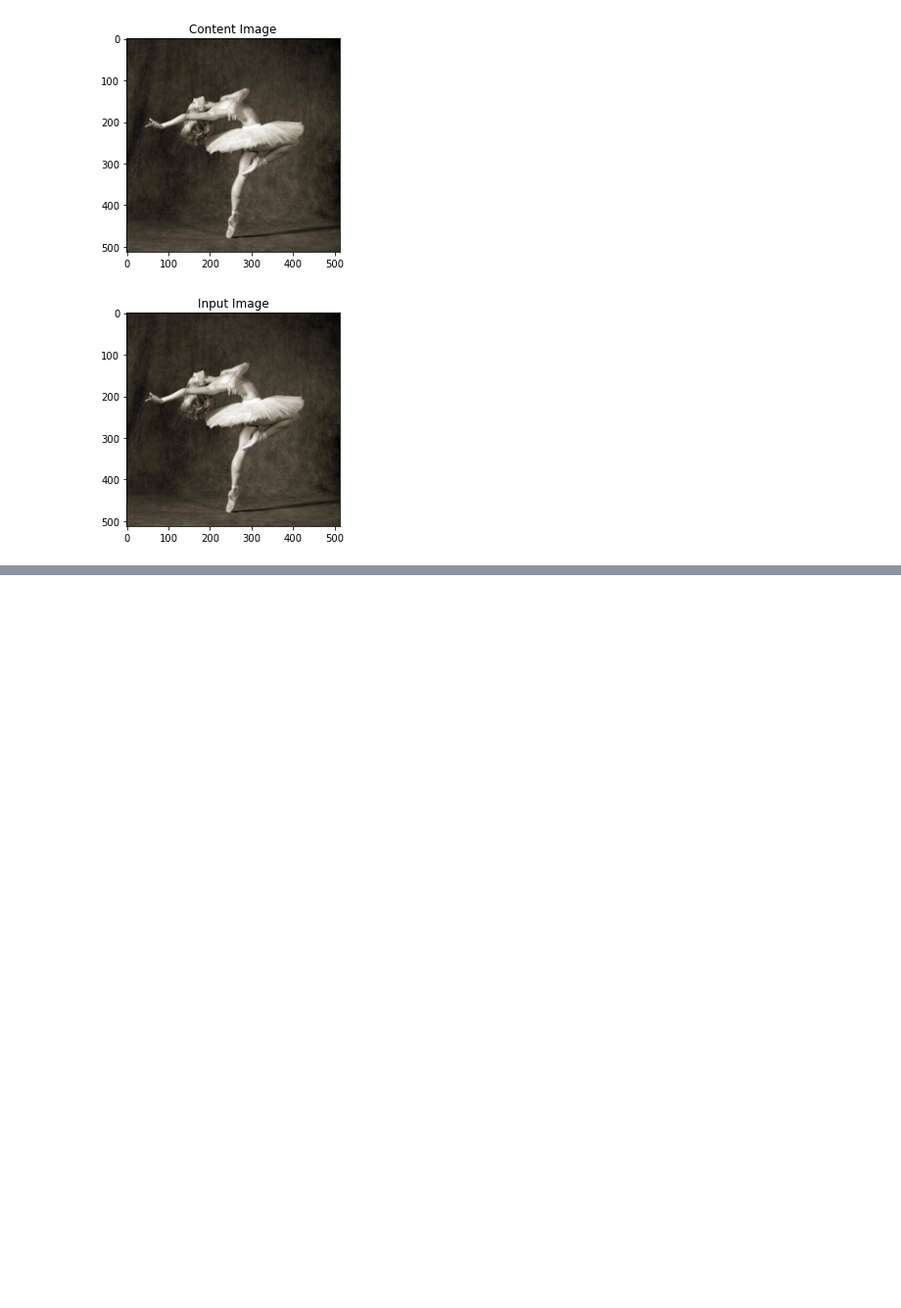
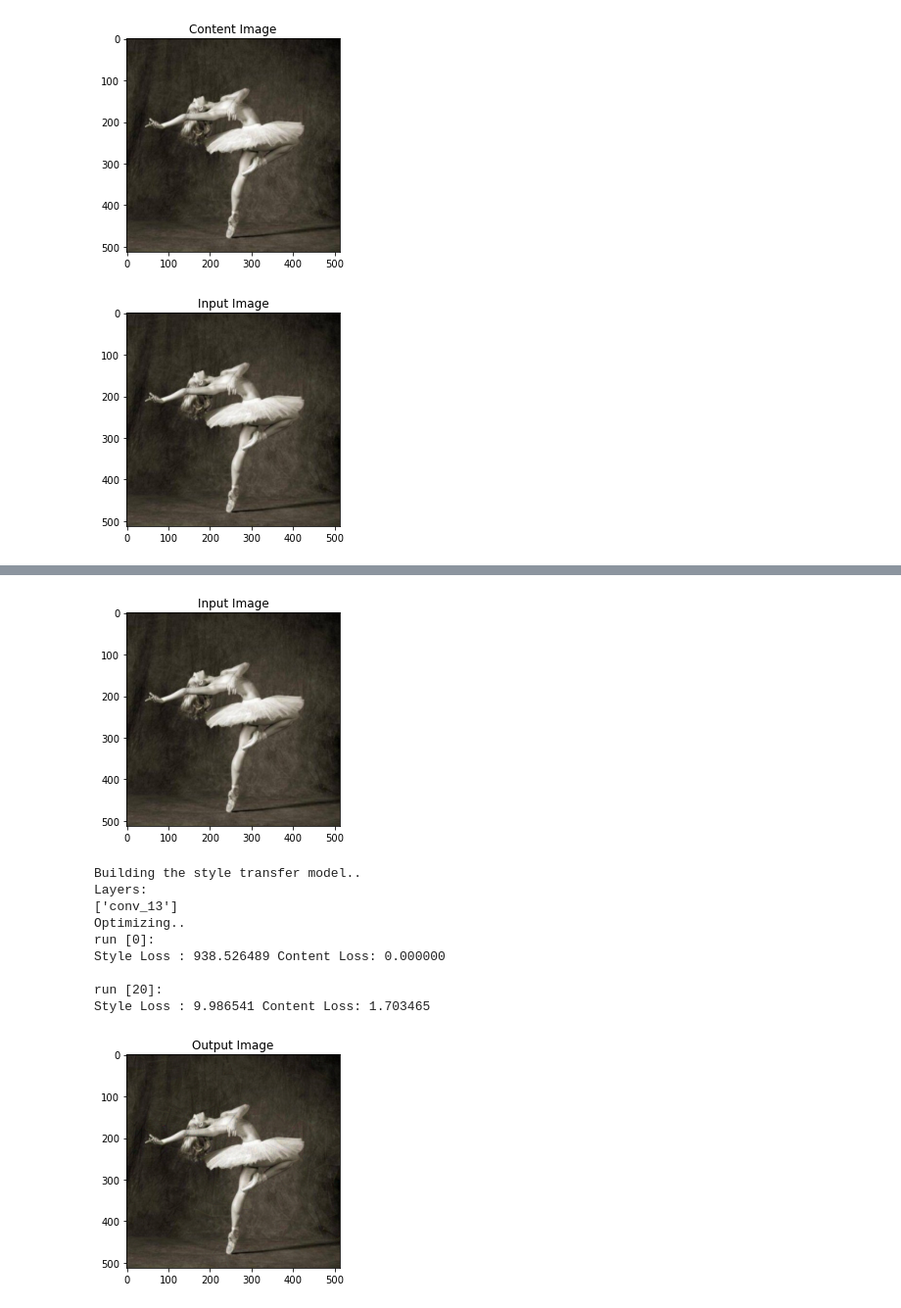
Before and after one commit to leemojiang/style_transfer, a Jupyter notebook: experiment/test.ipynb, the cells around one changed output, grey strips where cells are left out. Shown at 98% size. Drawn from its saved outputs; the diff is of its cells as text; code cells hidden in the pictures; blank space fills up the shorter version.

```diff
--- a/experiment/test.ipynb
+++ b/experiment/test.ipynb
@@ -144,0 +178,28 @@ def run_style_transfer(cnn, normalization_mean, normalization_std,
+# %%
+#Experiment 2
+
+input_img = content_img.clone()
+plt.figure()
+imshow(input_img, title='Input Image')
+
+# desired depth layers to compute style/content losses :
+content_layers_default = ['conv_4']
+style_layers_default = ['conv_13']
+
+output = run_style_transfer(cnn, cnn_normalization_mean, cnn_normalization_std,
+                            content_img, style_img, input_img,num_steps=20,
+                       style_weight=10000000, content_weight=1)
+plt.figure()
+imshow(output, title='Output Image')
+# %% [output]
+[figure, added]
+Building the style transfer model..
+Layers:
+['conv_13']
+Optimizing..
+run [0]:
+Style Loss : 938.526489 Content Loss: 0.000000
+
+run [20]:
+Style Loss : 9.986541 Content Loss: 1.703465
+[figure, added]
```
Also changed, not shown: parts of 10 cells of this notebook.
